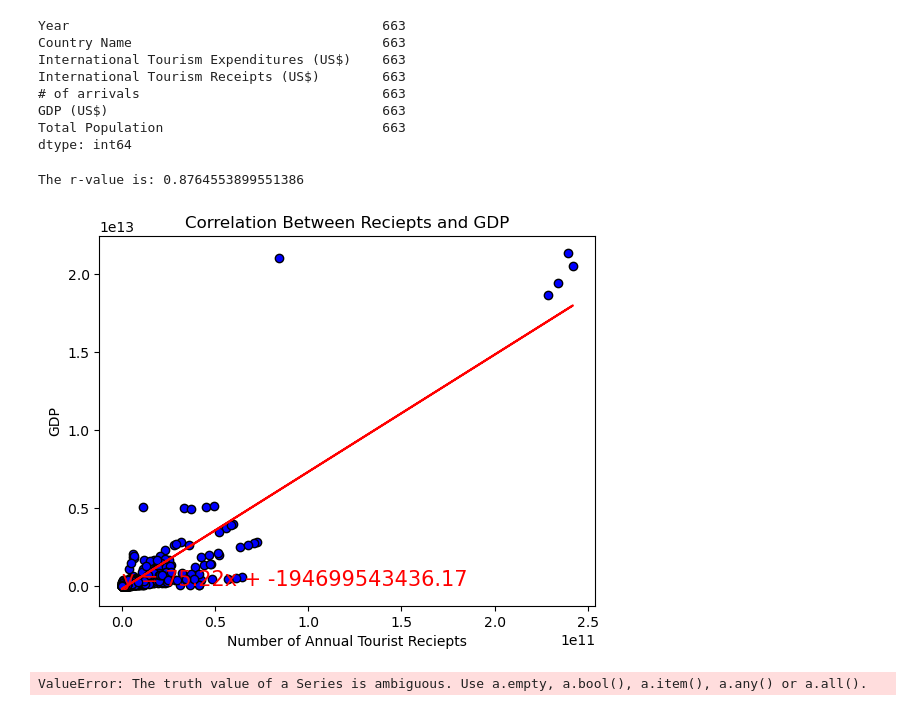
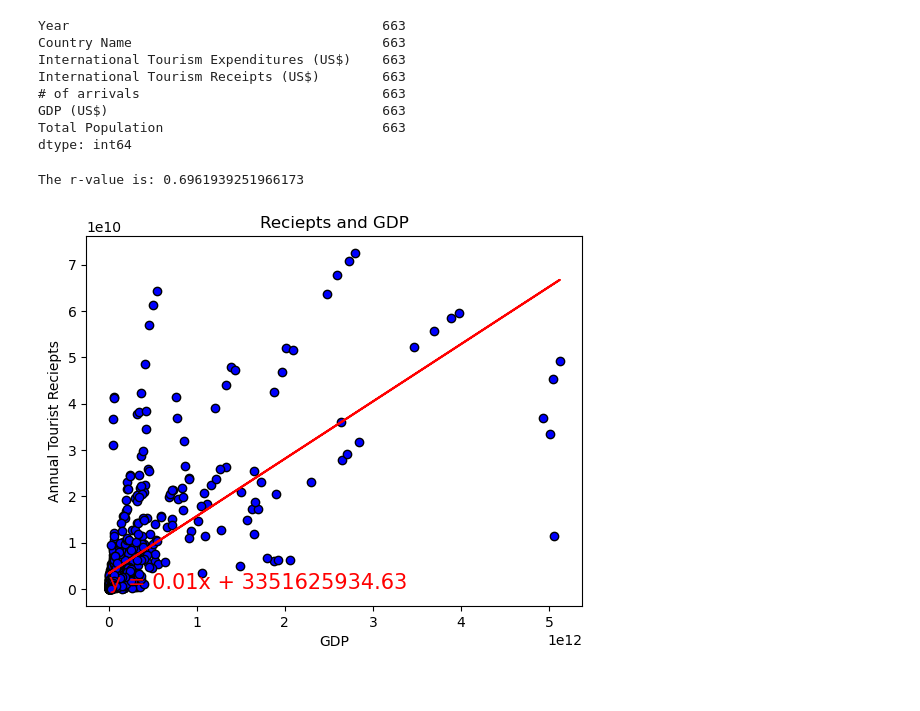
Before and after one commit to Cameron762/Project-1-11, a Jupyter notebook: Jupyter/all_years.ipynb, the cells around one changed output. Cells and saved outputs as stored; diff of their text form; code cells hidden in the pictures.

Commit message:
all years done

```diff
--- a/Jupyter/all_years.ipynb
+++ b/Jupyter/all_years.ipynb
@@ -16,8 +16,9 @@ df.head()
 | 3 | 435 | 2018 | Albania | 1750000000 | 2306000000 | 5927000 | ... |
 | 4 | 1 | 2016 | Albania | 1338000000 | 1821000000 | 4736000 | ... |
 # %%
-drop = df.drop(["Unnamed: 0"],axis = 1)
-drop.head()
+drop1 = df.drop(["Unnamed: 0"],axis = 1)
+
+drop1.head()
 # %% [output]
 |  | Year | Country Name | International Tourism Expenditure... | International Tourism Receipts (US$) | # of arrivals | GDP (US$) | ... |
 | 0 | 2019 | Albania | 1852000000 | 2458000000 | 6406000 | 15401826080 | ... |
@@ -63,12 +64,15 @@ def corfunction(x,y):
+# %%
+drop = drop1[drop1["Country Name"] != "United States"]
 # %%
 # Reciepts and GDP
 # %%
-x = drop["International Tourism Receipts (US$)"]
-y = drop["GDP (US$)"]
-abelx = "Annual Tourist Reciepts"
-abely = "GDP"
+x = drop["GDP (US$)"]
+y = drop["International Tourism Receipts (US$)"]
+abelx = "GDP"
+abely = "Annual Tourist Reciepts"
 title2 = "Reciepts and GDP"
 corfunction(x,y)
+plt.savefig("../png/all_years_scatter1.png")
 # %% [output]
-The r-value is: 0.8764553899551386
+The r-value is: 0.6961939251966173
-[figure, old version]
+[figure, new version]
@@ -79,6 +78,0 @@ RvE = drop[["International Tourism Expenditures (US$)", "International Tourism R
-# %%
-RvE.plot(x,y)
-plt.title('Top 5 GDP Countries vs  Total Population')
-plt.ylabel('GDP in trillions & Population in millions')
-# %% [output]
-ValueError: The truth value of a Series is ambiguous. Use a.empty, a.bool(), a.item(), a.any() or a.all().
```
Also changed, not shown: parts of 7 cells of this notebook, 7 other files.
